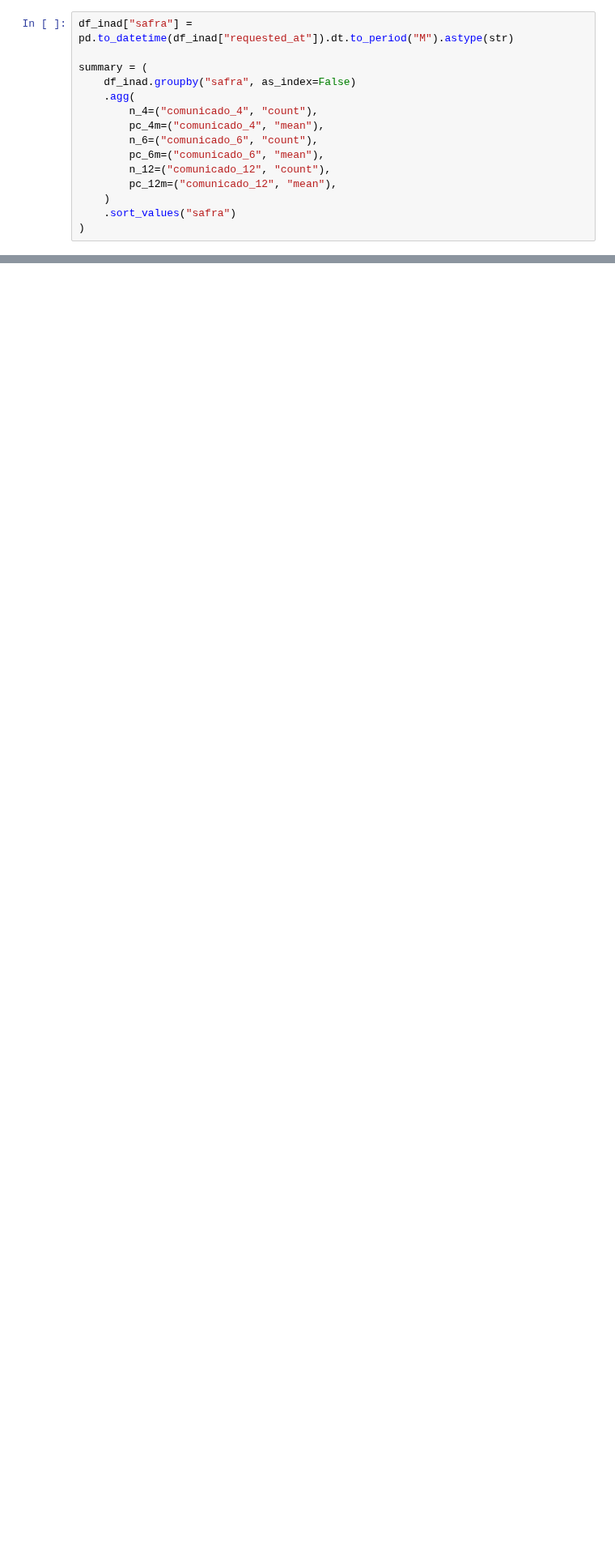
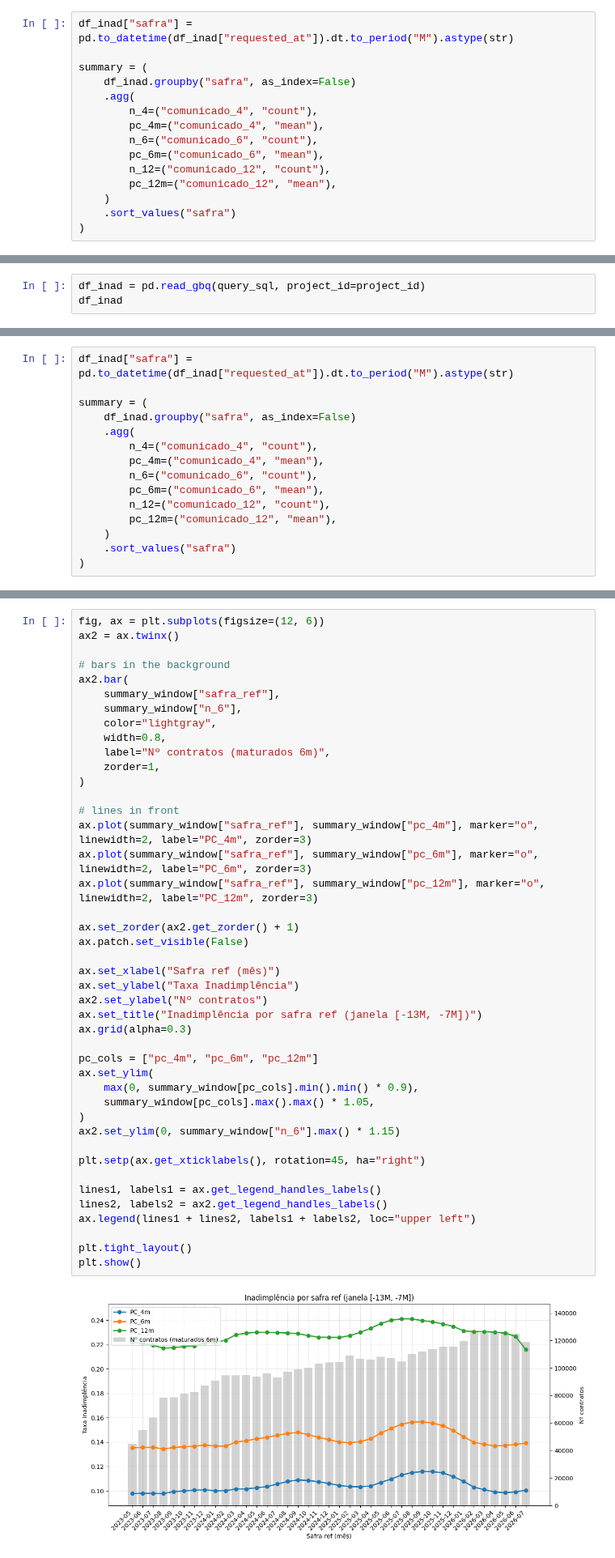
Before and after one commit to lucas-nascimento-loft/monitoramento-modelos, a Jupyter notebook: 01.Monitoramento_Variaveis_Renda_Aluguel_PC_Cidades.ipynb, the cells around one changed output, grey strips where cells are left out. Shown at 81% size. Cells and saved outputs as stored; diff of their text form; blank space fills up the shorter version.

```diff
--- a/01.Monitoramento_Variaveis_Renda_Aluguel_PC_Cidades.ipynb
+++ b/01.Monitoramento_Variaveis_Renda_Aluguel_PC_Cidades.ipynb
@@ -1062,0 +1142,3 @@ plt.show()
+# %%
+df_inad = pd.read_gbq(query_sql, project_id=project_id)
+df_inad
@@ -1062,0 +1159,15 @@ plt.show()
+# %%
+df_inad["safra"] = pd.to_datetime(df_inad["requested_at"]).dt.to_period("M").astype(str)
+
+summary = (
+    df_inad.groupby("safra", as_index=False)
+    .agg(
+        n_4=("comunicado_4", "count"),
+        pc_4m=("comunicado_4", "mean"),
+        n_6=("comunicado_6", "count"),
+        pc_6m=("comunicado_6", "mean"),
+        n_12=("comunicado_12", "count"),
+        pc_12m=("comunicado_12", "mean"),
+    )
+    .sort_values("safra")
+)
@@ -1062,0 +1225,45 @@ plt.show()
+# %%
+fig, ax = plt.subplots(figsize=(12, 6))
+ax2 = ax.twinx()
+
+# bars in the background
+ax2.bar(
+    summary_window["safra_ref"],
+    summary_window["n_6"],
+    color="lightgray",
+    width=0.8,
+    label="Nº contratos (maturados 6m)",
+    zorder=1,
+)
+
+# lines in front
+ax.plot(summary_window["safra_ref"], summary_window["pc_4m"], marker="o", linewidth=2, label="PC_4m", zorder=3)
+ax.plot(summary_window["safra_ref"], summary_window["pc_6m"], marker="o", linewidth=2, label="PC_6m", zorder=3)
+ax.plot(summary_window["safra_ref"], summary_window["pc_12m"], marker="o", linewidth=2, label="PC_12m", zorder=3)
+
+ax.set_zorder(ax2.get_zorder() + 1)
+ax.patch.set_visible(False)
+
+ax.set_xlabel("Safra ref (mês)")
+ax.set_ylabel("Taxa Inadimplência")
+ax2.set_ylabel("Nº contratos")
+ax.set_title("Inadimplência por safra ref (janela [-13M, -7M])")
+ax.grid(alpha=0.3)
+
+pc_cols = ["pc_4m", "pc_6m", "pc_12m"]
+ax.set_ylim(
+    max(0, summary_window[pc_cols].min().min() * 0.9),
+    summary_window[pc_cols].max().max() * 1.05,
+)
+ax2.set_ylim(0, summary_window["n_6"].max() * 1.15)
+
+plt.setp(ax.get_xticklabels(), rotation=45, ha="right")
+
+lines1, labels1 = ax.get_legend_handles_labels()
+lines2, labels2 = ax2.get_legend_handles_labels()
+ax.legend(lines1 + lines2, labels1 + labels2, loc="upper left")
+
+plt.tight_layout()
+plt.show()
+# %% [output]
+[figure, added]
```
Also changed, not shown: parts of 8 cells of this notebook, 28 other files.
